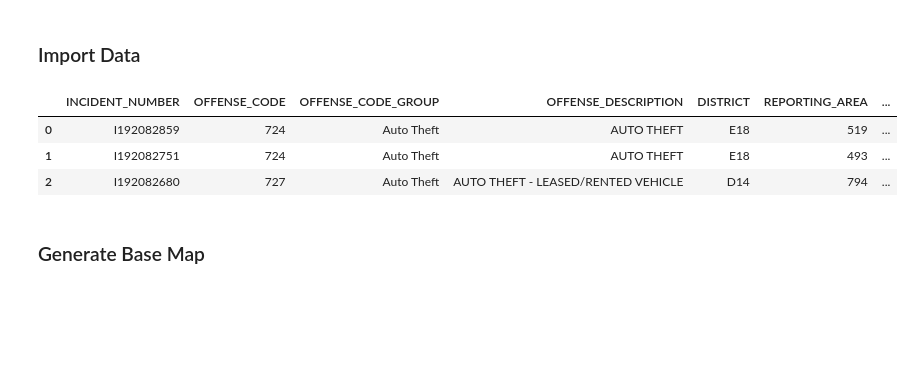
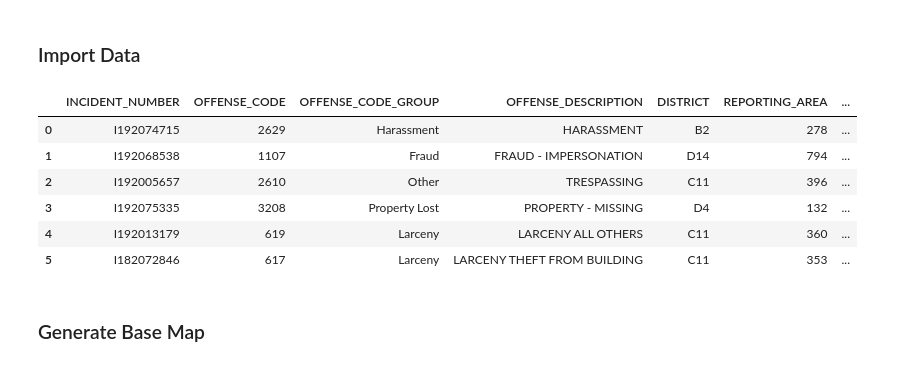
Before and after one commit to ogeroderrick/Crime-Analysis-using-Python, a Jupyter notebook: crime-analysis.ipynb, the cells around one changed output. Cells and saved outputs as stored; diff of their text form; code cells hidden in the pictures; blank space fills up the shorter version.

```diff
--- a/crime-analysis.ipynb
+++ b/crime-analysis.ipynb
@@ -11,13 +14,19 @@ import seaborn as sns
 # %% [markdown]
 ### Import Data
-# %%
-df=pd.read_csv('https://raw.githubusercontent.com/VinitaSilaparasetty/coursera-spatial-data-analysis/master/boston-crime%202.csv')
-df.head(3)
-# %% [output]
-|  | INCIDENT_NUMBER | OFFENSE_CODE | OFFENSE_CODE_GROUP | OFFENSE_DESCRIPTION | DISTRICT | REPORTING_AREA | ... |
-| 0 | I192082859 | 724 | Auto Theft | AUTO THEFT | E18 | 519 | ... |
-| 1 | I192082751 | 724 | Auto Theft | AUTO THEFT | E18 | 493 | ... |
-| 2 | I192082680 | 727 | Auto Theft | AUTO THEFT - LEASED/RENTED VEHICLE | D14 | 794 | ... |
+# %%
+# Load the data from the provided URL into a pandas DataFrame
+df = pd.read_csv('https://data.boston.gov/dataset/6220d948-eae2-4e4b-8723-2dc8e67722a3/resource/e86f8e38-a23c-4c1a-8455-c8f94210a8f1/download/tmpf_uzkqpk.csv')
+
+# Display the first 6 rows of the DataFrame to get a quick overview of the data
+df.head(6)
+# %% [output]
+|  | INCIDENT_NUMBER | OFFENSE_CODE | OFFENSE_CODE_GROUP | OFFENSE_DESCRIPTION | DISTRICT | REPORTING_AREA | ... |
+| 0 | I192074715 | 2629 | Harassment | HARASSMENT | B2 | 278 | ... |
+| 1 | I192068538 | 1107 | Fraud | FRAUD - IMPERSONATION | D14 | 794 | ... |
+| 2 | I192005657 | 2610 | Other | TRESPASSING | C11 | 396 | ... |
+| 3 | I192075335 | 3208 | Property Lost | PROPERTY - MISSING | D4 | 132 | ... |
+| 4 | I192013179 | 619 | Larceny | LARCENY ALL OTHERS | C11 | 360 | ... |
+| 5 | I182072846 | 617 | Larceny | LARCENY THEFT FROM BUILDING | C11 | 353 | ... |
 # %% [markdown]
 ### Generate Base Map
 # %% [markdown]
```
Also changed, not shown: parts of 2 cells of this notebook.
